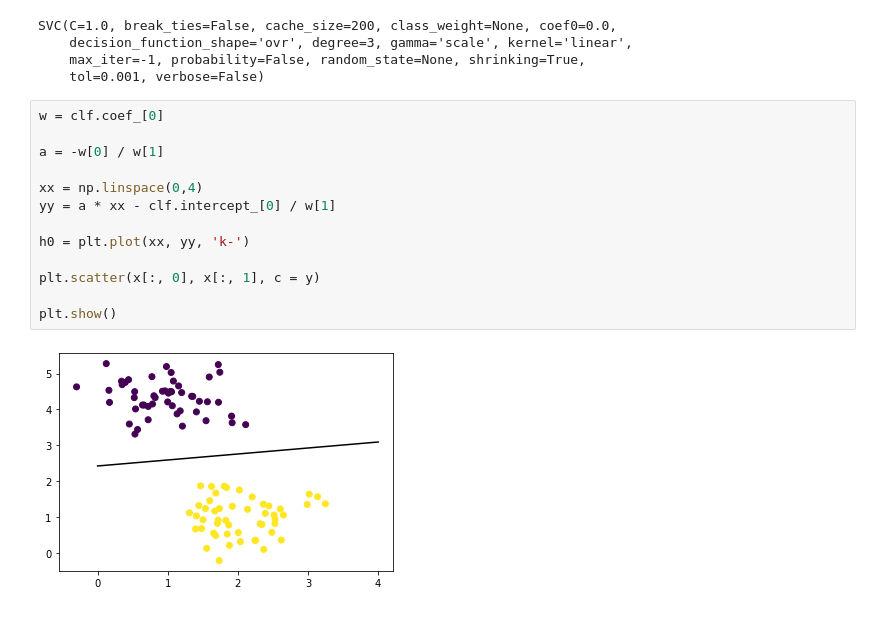
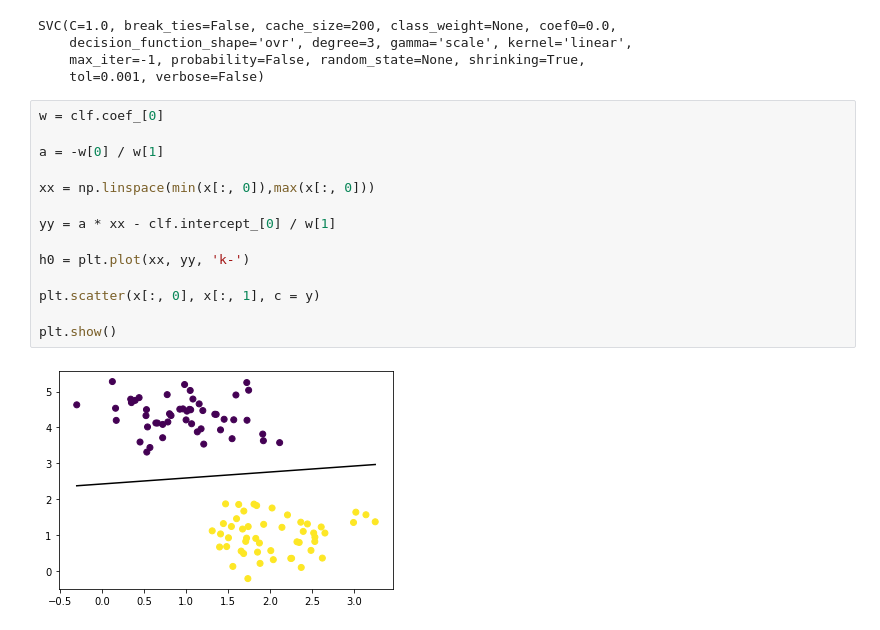
Before and after one commit to DebankurS/MLTutorial, a Jupyter notebook: Traditional ML(SkLearn)/SVC Classifier.ipynb, the cells around one changed output. Saved outputs shown, nothing was run; the diff lists cells and outputs as text.

Commit message:
Updated visualization

```diff
--- a/Traditional ML(SkLearn)/SVC Classifier.ipynb
+++ b/Traditional ML(SkLearn)/SVC Classifier.ipynb
@@ -35,15 +35,16 @@ SVC(C=1.0, break_ties=False, cache_size=200, class_weight=None, coef0=0.0,
 # %%
 w = clf.coef_[0]
 
 a = -w[0] / w[1]
 
-xx = np.linspace(0,4)
+xx = np.linspace(min(x[:, 0]),max(x[:, 0]))
+
 yy = a * xx - clf.intercept_[0] / w[1]
 
 h0 = plt.plot(xx, yy, 'k-')
 
 plt.scatter(x[:, 0], x[:, 1], c = y)
 
 plt.show()
 # %% [output]
-[figure, old version]
+[figure, new version]
```
Also changed, not shown: 1 other file.
